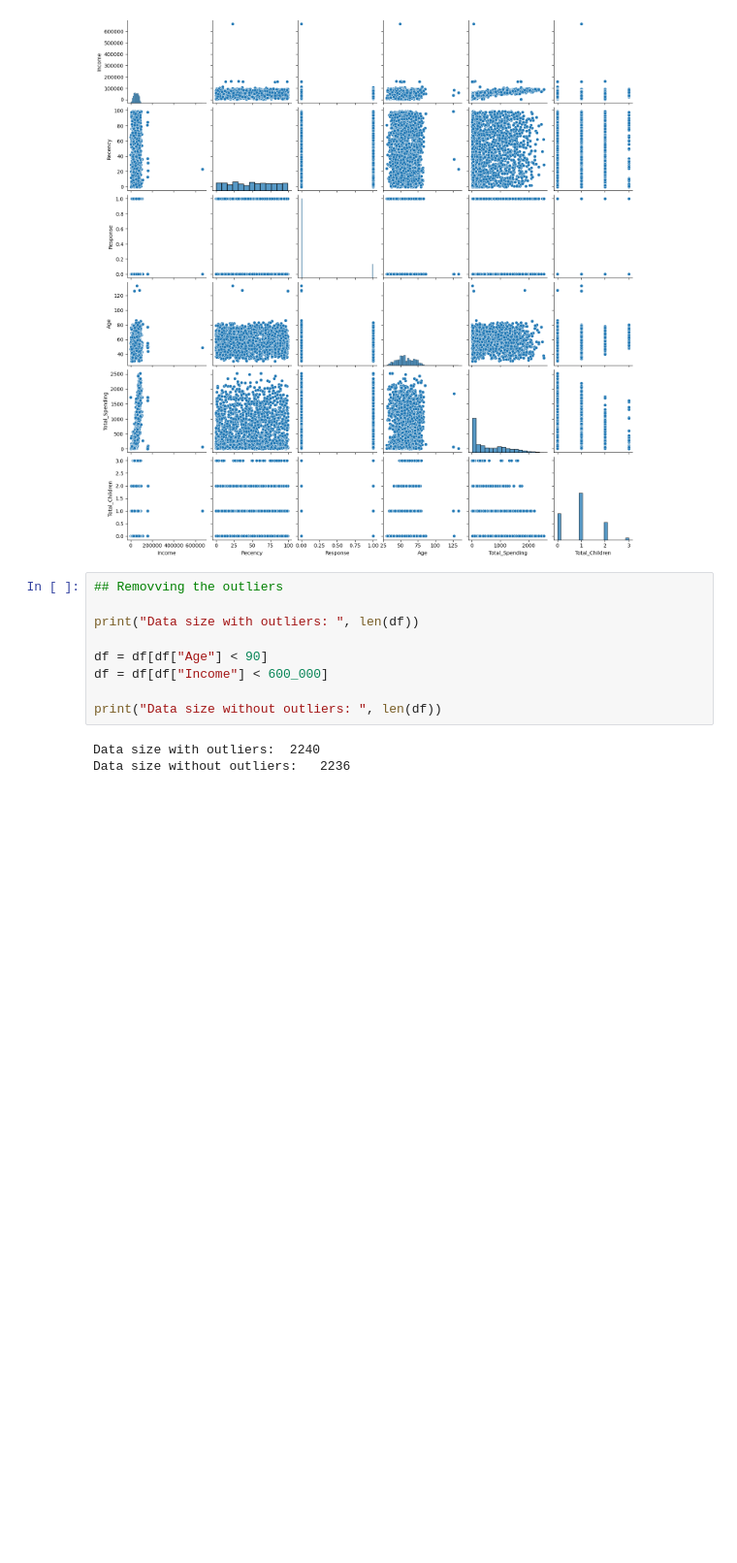
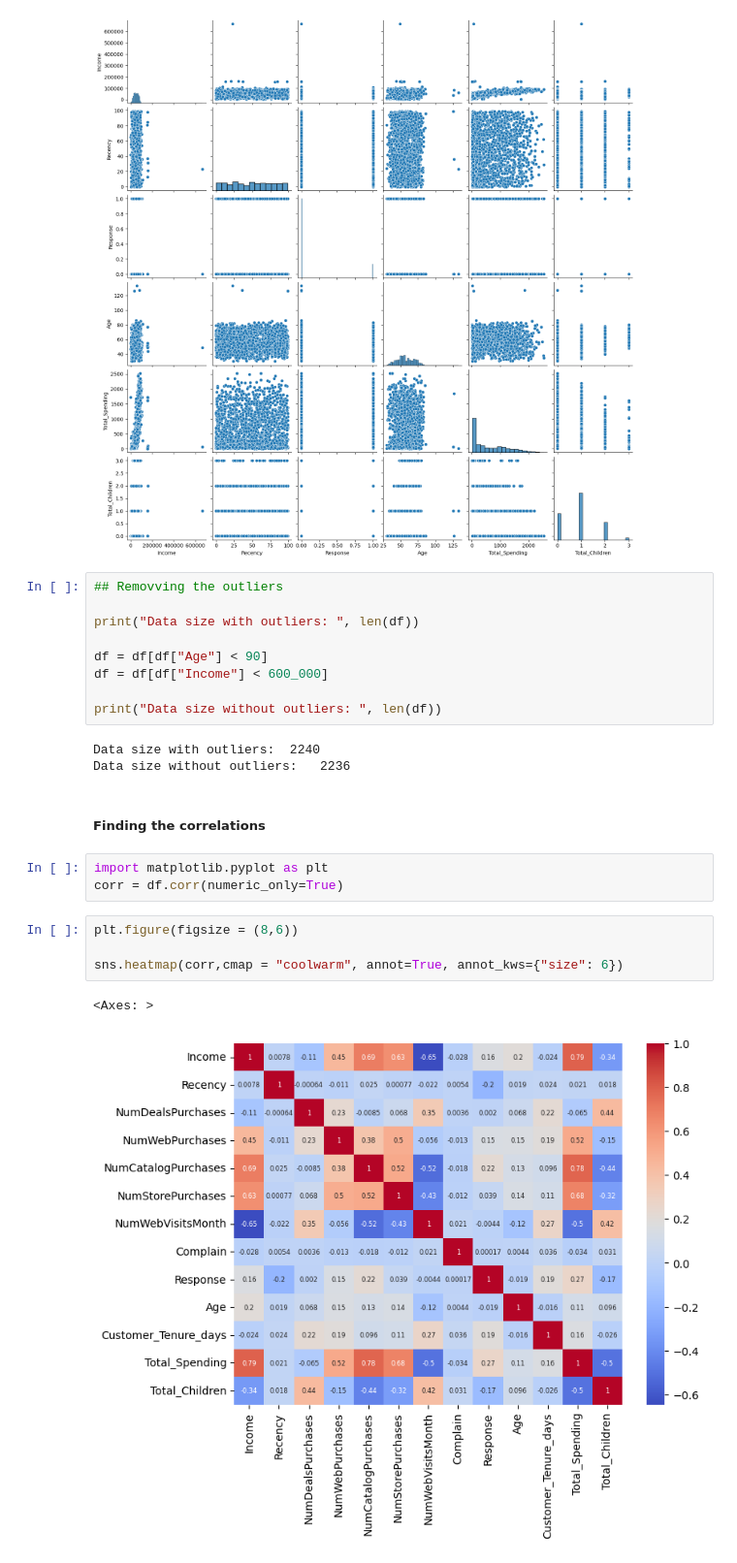
Before and after one commit to tahaftm/Prime-AIML, a Jupyter notebook: SmartCard Clustering System/implementation.ipynb, the cells around one changed output. Shown at 97% size. Cells and saved outputs as stored; diff of their text form; blank space fills up the shorter version.

Commit message:
corelation heatmap

```diff
--- a/SmartCard Clustering System/implementation.ipynb
+++ b/SmartCard Clustering System/implementation.ipynb
@@ -264,3 +264,15 @@ print("Data size without outliers: ", len(df))
 # %% [output]
 Data size with outliers:  2240
 Data size without outliers:   2236
+# %% [markdown]
+##### Finding the correlations
+# %%
+import matplotlib.pyplot as plt
+corr = df.corr(numeric_only=True)
+# %%
+plt.figure(figsize = (8,6))
+
+sns.heatmap(corr,cmap = "coolwarm", annot=True, annot_kws={"size": 6})
+# %% [output]
+<Axes: >
+[figure, added]
```
